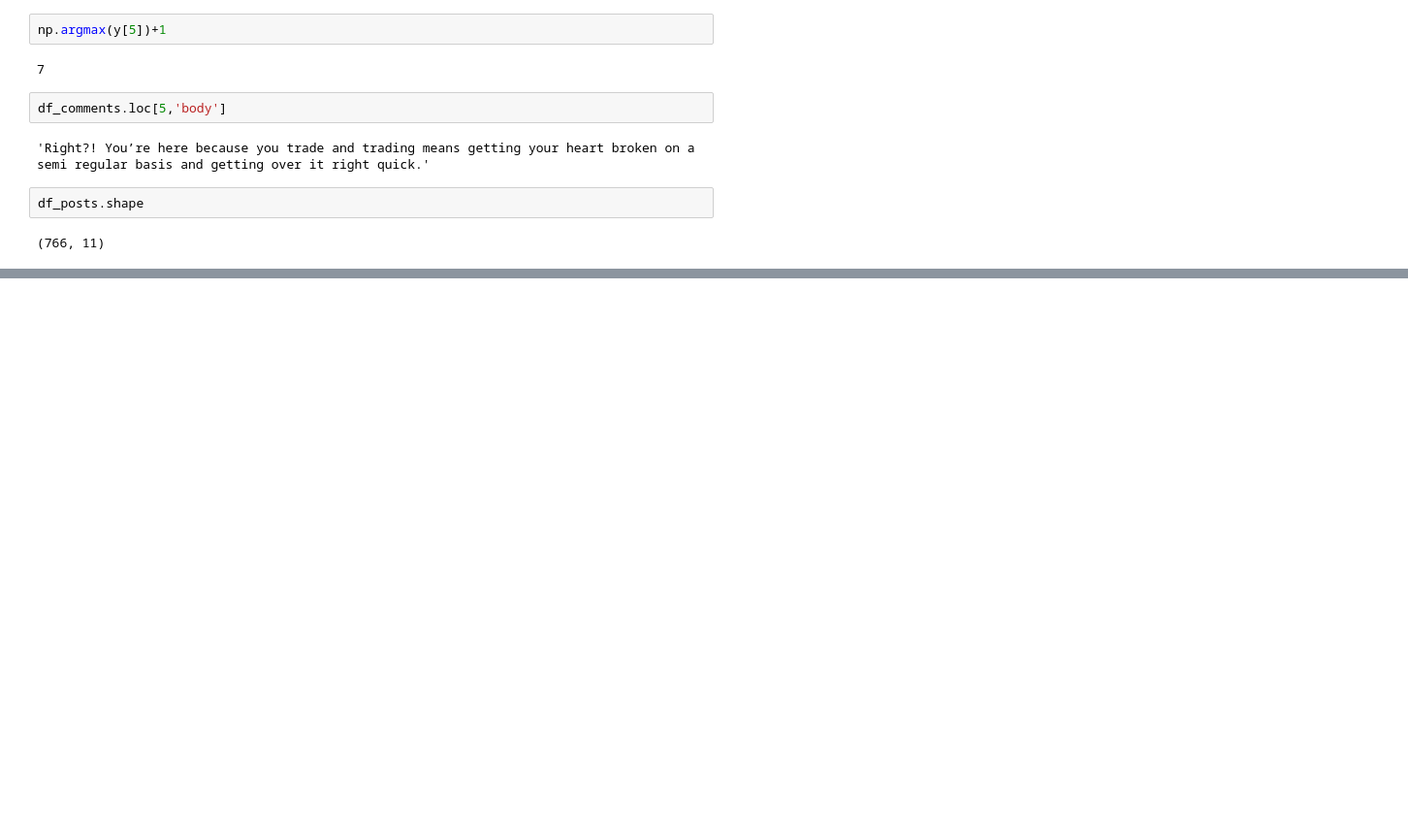
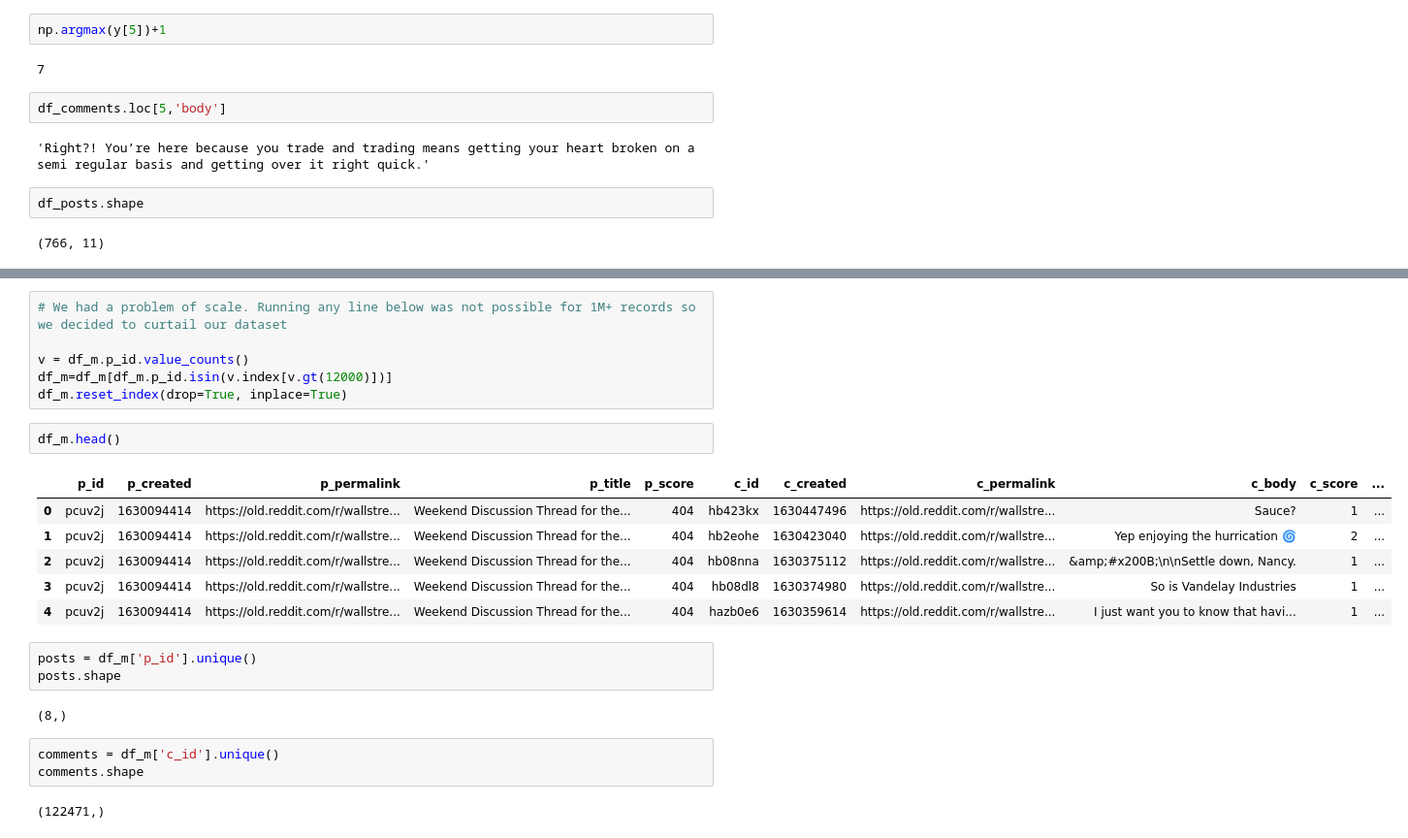
Before and after one commit to mustafaburny/dse203_final_project, a Jupyter notebook: DSE230 - Final Project - Reddit_Stock Conversations Graph.ipynb, the cells around one changed output, grey strips where cells are left out. Shown at 97% size. Drawn from its saved outputs; the diff is of its cells as text; blank space fills up the shorter version.

```diff
--- a/DSE230 - Final Project - Reddit_Stock Conversations Graph.ipynb
+++ b/DSE230 - Final Project - Reddit_Stock Conversations Graph.ipynb
@@ -483,0 +552,25 @@ workbook done in 6701.346s.
+# %%
+# We had a problem of scale. Running any line below was not possible for 1M+ records so we decided to curtail our dataset
+
+v = df_m.p_id.value_counts()
+df_m=df_m[df_m.p_id.isin(v.index[v.gt(12000)])]
+df_m.reset_index(drop=True, inplace=True)
+# %%
+df_m.head()
+# %% [output]
+|  | p_id | p_created | p_permalink | p_title | p_score | c_id | c_created | c_permalink | c_body | c_score | ... |
+| 0 | pcuv2j | 1630094414 | https://old.reddit.com/r/wallstre... | Weekend Discussion Thread for the... | 404 | hb423kx | 1630447496 | https://old.reddit.com/r/wallstre... | Sauce? | 1 | ... |
+| 1 | pcuv2j | 1630094414 | https://old.reddit.com/r/wallstre... | Weekend Discussion Thread for the... | 404 | hb2eohe | 1630423040 | https://old.reddit.com/r/wallstre... | Yep enjoying the hurrication 🌀 | 2 | ... |
+| 2 | pcuv2j | 1630094414 | https://old.reddit.com/r/wallstre... | Weekend Discussion Thread for the... | 404 | hb08nna | 1630375112 | https://old.reddit.com/r/wallstre... | &amp;#x200B;\n\nSettle down, Nancy. | 1 | ... |
+| 3 | pcuv2j | 1630094414 | https://old.reddit.com/r/wallstre... | Weekend Discussion Thread for the... | 404 | hb08dl8 | 1630374980 | https://old.reddit.com/r/wallstre... | So is Vandelay Industries | 1 | ... |
+| 4 | pcuv2j | 1630094414 | https://old.reddit.com/r/wallstre... | Weekend Discussion Thread for the... | 404 | hazb0e6 | 1630359614 | https://old.reddit.com/r/wallstre... | I just want you to know that havi... | 1 | ... |
+# %%
+posts = df_m['p_id'].unique()
+posts.shape
+# %% [output]
+(8,)
+# %%
+comments = df_m['c_id'].unique()
+comments.shape
+# %% [output]
+(122471,)
```
Also changed, not shown: parts of 24 cells of this notebook, 2 other files.
